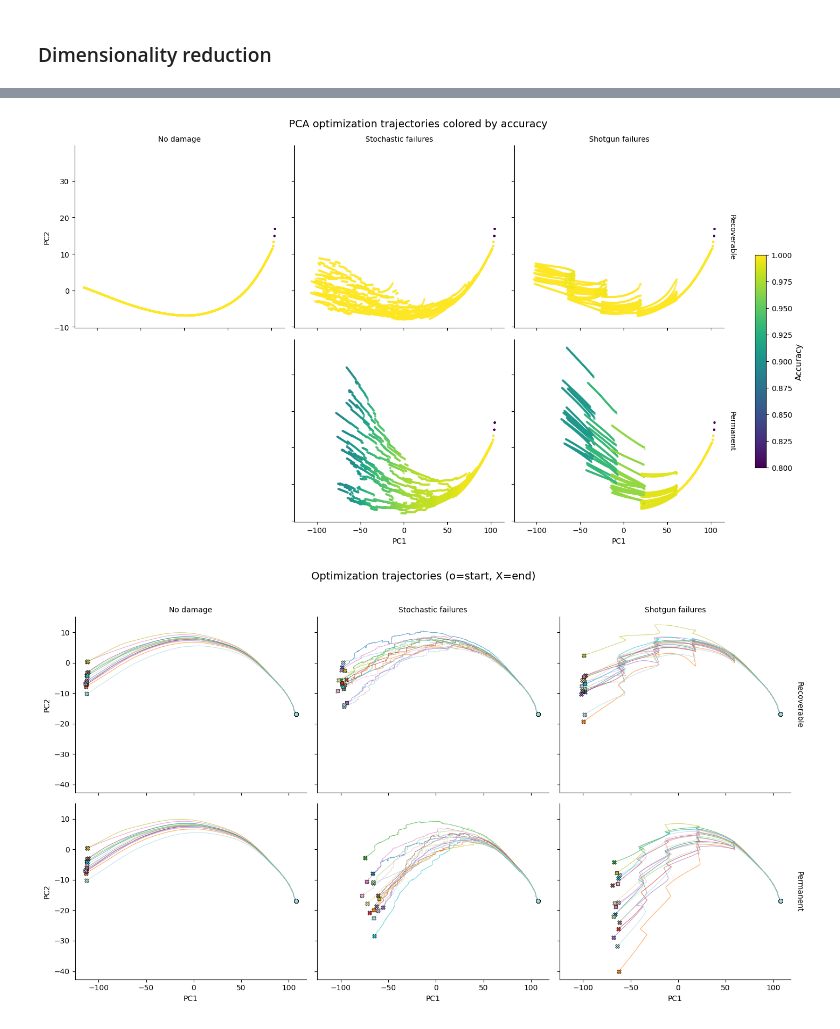
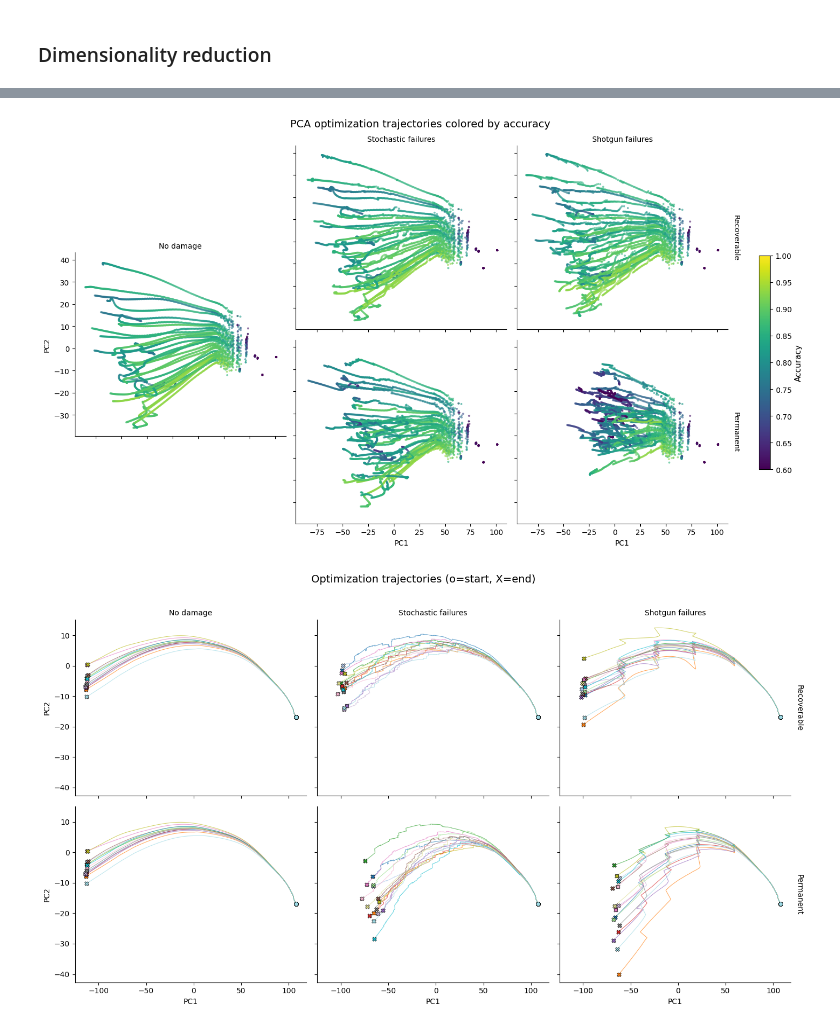
Before and after one commit to GabrielBena/boolean_nca_cc, a Jupyter notebook: random_boolean_nets.ipynb, the cells around one changed output, grey strips where cells are left out. Saved outputs shown, nothing was run; the diff lists cells and outputs as text; code cells hidden in the pictures.

Commit message:
formatting, error in main eval

```diff
--- a/random_boolean_nets.ipynb
+++ b/random_boolean_nets.ipynb
@@ -997,12 +997,12 @@ from boolean_nca_cc.training.evaluation import (
 from boolean_nca_cc.training.pool.pool import initialize_graph_pool
 from boolean_nca_cc.training.pool.structural_perturbation import compute_damage_params
 # %%
-run_id = "gbena/boolean-nca-cc/xdxlabd2"
+run_id = "gbena/boolean-nca-cc/f1vzpb58"
 
 loaded_config, checkpoint_path, run_id = load_config_from_wandb(
     run_id=run_id.split("/")[-1],
     entity="gbena",
-    filename="best_model_eval_damaged_in_test_hard_accuracy",
+    filename="best_model_eval_damaged_out_test_hard_accuracy",
     use_cache=False,
     # filename="latest_checkpoint",
 )
@@ -1050,7 +1050,7 @@ else:
 
 wires_key, logits_key = jax.random.split(pool_key, 2)
 
-batch_size = 3
+batch_size = 32
 
 pool = initialize_graph_pool(
     wires_key=wires_key,
@@ -1165,8 +1165,8 @@ if False:
 
     print(diiff)
 # %%
-n_steps = 512
-n_damage_steps = 4
+n_steps = 256
+n_damage_steps = 8
 
 damage_steps = jp.linspace(0, n_steps, n_damage_steps + 1, endpoint=False).astype(int)[1:]
 
@@ -1200,5 +1200,6 @@ eval_results = {
     )
     for damage_mode in damage_modes
     for permanent in permanents
+    if not (damage_mode == "none" and permanent)
 }
 # %% [output]
@@ -1273,8 +1378,8 @@ def build_trajectory_df(eval_results: dict) -> pd.DataFrame:
         logits_flat = logits_traj.reshape(batch_size, n_steps, -1)
 
         # Per-step metrics (batch-averaged)
-        losses = np.array(step_metrics["loss"])  # (n_steps,)
-        hard_accs = np.array(step_metrics["hard_accuracy"])  # (n_steps,)
+        # losses = np.array(step_metrics["loss"])  # (n_steps,)
+        # hard_accs = np.array(step_metrics["hard_accuracy"])  # (n_steps,)
 
         for b in range(batch_size):
             for t in range(n_steps):
@@ -1284,9 +1389,13 @@ def build_trajectory_df(eval_results: dict) -> pd.DataFrame:
                         "step": t,
                         "damage_mode": damage_mode,
                         "permanent": permanent,
-                        "loss": losses[t],
-                        "hard_accuracy": hard_accs[t],
                         "logits_vec": logits_flat[b, t],  # np array, will extract later
+                    }
+                )
+                records[-1].update(
+                    {
+                        metric: step_metrics["all_metrics"][metric][b, t].item()
+                        for metric in step_metrics["all_metrics"]
                     }
                 )
 
@@ -1366,7 +1475,7 @@ def add_umap_columns(
 traj_df = build_trajectory_df(eval_results)
 traj_df, pca, scaler = add_pca_columns(traj_df, n_components=4)
 
-traj_df, umap, scaler = add_umap_columns(traj_df, n_components=4)
+# traj_df, umap, scaler = add_umap_columns(traj_df, n_components=4)
 
 # Drop the heavy logits_vec column now that we have PCs
 traj_df = traj_df.drop(columns=["logits_vec"])
@@ -1379,6 +1488,7 @@ traj_df["damage_label"] = traj_df["damage_mode"].replace(
         "deterministic": "Shotgun failures",
     }
 )
+
 traj_df["permanent_label"] = traj_df["permanent"].map({True: "Permanent", False: "Recoverable"})
 traj_df["condition"] = traj_df["damage_label"] + "\n" + traj_df["permanent_label"]
 
@@ -1480,36 +1588,38 @@ plt.show()
 # %%
 # --- C) Color by acc ---
-
-v_min, v_max = 0.8, 1.0
+v_min, v_max = 0.6, 1.0
 hue_norm = mcolors.LogNorm(vmin=v_min, vmax=v_max)
 g = sns.relplot(
     data=traj_df,
     x="PC1",
     y="PC2",
     hue="hard_accuracy",
     col="damage_label",
     row="permanent_label",
     palette="viridis",
     kind="scatter",
     s=8,
     alpha=0.6,
     edgecolor="none",
     facet_kws={"sharex": True, "sharey": True, "margin_titles": True},
     height=4,
     aspect=1.2,
     legend=False,
     hue_norm=hue_norm,
 )
 g.set_titles(row_template="{row_name}", col_template="{col_name}")
 g.figure.suptitle("PCA optimization trajectories colored by accuracy", y=1.02, fontsize=14)
 legend_to_colorbar(
     g, "hard_accuracy", traj_df, palette="viridis", label="Accuracy", vmin=v_min, vmax=v_max
 )
 fig = g.figure
+bbox = fig.axes[0].get_position()
+new_bbox = (bbox.x0, bbox.y0 - 0.25, bbox.width, bbox.height)
+fig.axes[0].set_position(new_bbox)
 fig.delaxes(fig.axes[3])
 plt.show()
 # %% [output]
-[figure, old version]
+[figure, new version]
 # %%
 # =====================================================================
 # Trajectory LINES per batch, faceted by condition
```
Also changed, not shown: parts of 13 cells of this notebook, 5 other files.
